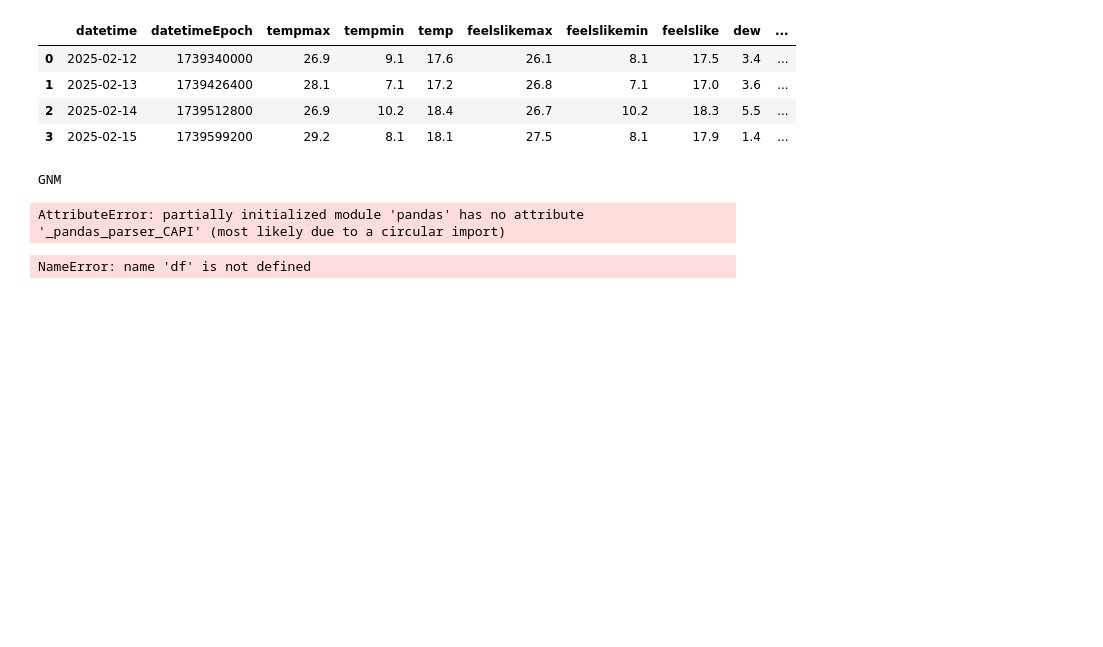
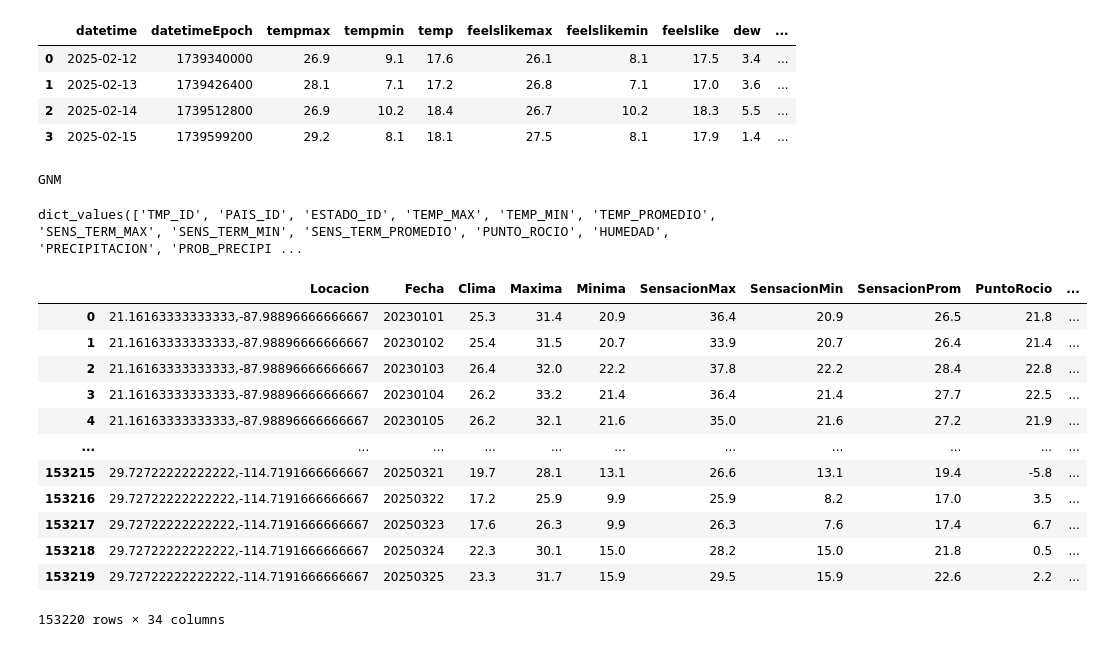
Before and after one commit to ELSILVAGM/API_Weather, a Jupyter notebook: ActualizacionClimaInternacional 1.ipynb, the cells around one changed output. Drawn from its saved outputs; the diff is of its cells as text; code cells hidden in the pictures; blank space fills up the shorter version.

```diff
--- a/ActualizacionClimaInternacional 1.ipynb
+++ b/ActualizacionClimaInternacional 1.ipynb
@@ -669,21 +710,39 @@ def homologar_columnas(df):
     data_final = data_final[columnas_existentes]
     data_final.rename(columns=column_mapping, inplace=True)
     return data_final
+# %%
+column_mapping.values()
+# %% [output]
+dict_values(['TMP_ID', 'PAIS_ID', 'ESTADO_ID', 'TEMP_MAX', 'TEMP_MIN', 'TEMP_PROMEDIO', 'SENS_TERM_MAX', 'SENS_TERM_MIN', 'SENS_TERM_PROMEDIO', 'PUNTO_ROCIO', 'HUMEDAD', 'PRECIPITACION', 'PROB_PRECIPI ...
 # %%
 import pandas as pd
 
 # Ruta al archivo JSON
-ruta_archivo = r'C:\Users\elsilva\Documents\FEB\API_Weather\api\datos_clima.json'
+ruta_archivo = r"C:\Users\elsilva\Downloads\Hist_raw.csv"
 
 # Leer el archivo JSON línea por línea y convertirlo a un DataFrame de Pandas
-#df = pd.read_json(ruta_archivo, lines=True)
+df = pd.read_csv(ruta_archivo)
+df['Fecha'] = pd.to_datetime(df['Fecha'], format='%d/%m/%Y').dt.strftime('%Y%m%d').astype(int)
+# Suponiendo que la columna se llama 'Coordenadas'
+df[['LATITUD', 'LONGITUD']] = df['Locacion'].str.split(',', expand=True).astype(float)
+
+# Si quieres eliminar la columna original:
+df = df.drop(columns=['Locacion'])
 
 # # Mostrar las primeras filas del DataFrame
 # df = df.sort_values(by=['datetime']) #.to_csv(r'C:\Users\elsilva\Documents\FEB\datos_clima.csv')
 # df = homologar_columnas(df)
 # %% [output]
+|  | Locacion | Fecha | Clima | Maxima | Minima | SensacionMax | SensacionMin | SensacionProm | PuntoRocio | ... |
+| 0 | 21.16163333333333,-87.98896666666667 | 20230101 | 25.3 | 31.4 | 20.9 | 36.4 | 20.9 | 26.5 | 21.8 | ... |
+| 1 | 21.16163333333333,-87.98896666666667 | 20230102 | 25.4 | 31.5 | 20.7 | 33.9 | 20.7 | 26.4 | 21.4 | ... |
+| 2 | 21.16163333333333,-87.98896666666667 | 20230103 | 26.4 | 32.0 | 22.2 | 37.8 | 22.2 | 28.4 | 22.8 | ... |
+| 3 | 21.16163333333333,-87.98896666666667 | 20230104 | 26.2 | 33.2 | 21.4 | 36.4 | 21.4 | 27.7 | 22.5 | ... |
+| 4 | 21.16163333333333,-87.98896666666667 | 20230105 | 26.2 | 32.1 | 21.6 | 35.0 | 21.6 | 27.2 | 21.9 | ... |
+| ... | ... | ... | ... | ... | ... | ... | ... | ... | ... | ... |
+| 153215 | 29.72722222222222,-114.7191666666667 | 20250321 | 19.7 | 28.1 | 13.1 | 26.6 | 13.1 | 19.4 | -5.8 | ... |
+| 153216 | 29.72722222222222,-114.7191666666667 | 20250322 | 17.2 | 25.9 | 9.9 | 25.9 | 8.2 | 17.0 | 3.5 | ... |
+| 153217 | 29.72722222222222,-114.7191666666667 | 20250323 | 17.6 | 26.3 | 9.9 | 26.3 | 7.6 | 17.4 | 6.7 | ... |
+| 153218 | 29.72722222222222,-114.7191666666667 | 20250324 | 22.3 | 30.1 | 15.0 | 28.2 | 15.0 | 21.8 | 0.5 | ... |
+| 153219 | 29.72722222222222,-114.7191666666667 | 20250325 | 23.3 | 31.7 | 15.9 | 29.5 | 15.9 | 22.6 | 2.2 | ... |
-AttributeError: partially initialized module 'pandas' has no attribute '_pandas_parser_CAPI' (most likely due to a circular import)
+153220 rows × 34 columns
-# %%
-df.to_csv(r'C:\Users\elsilva\Documents\FEB\datos_clima_homologado.csv')
-# %% [output]
-NameError: name 'df' is not defined
```
Also changed, not shown: parts of 7 cells of this notebook, 4 other files.
